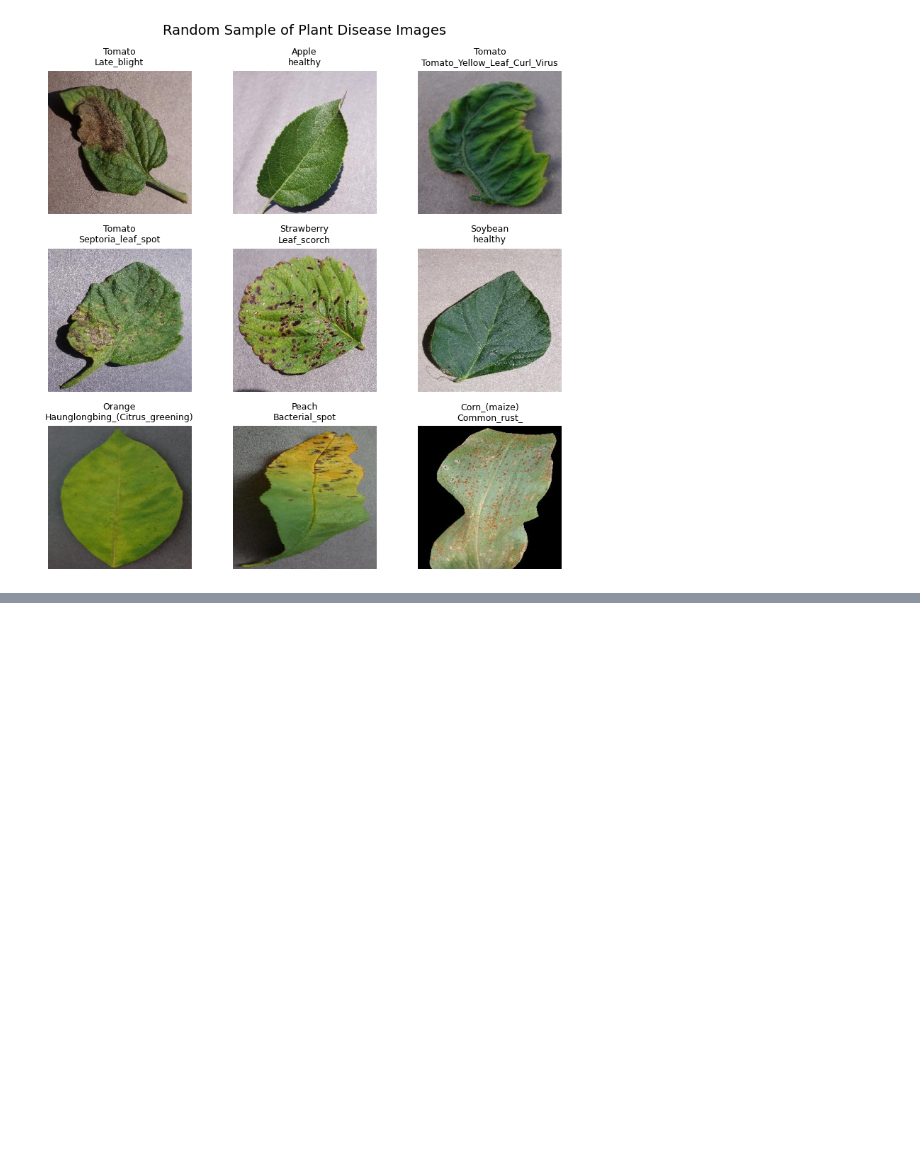
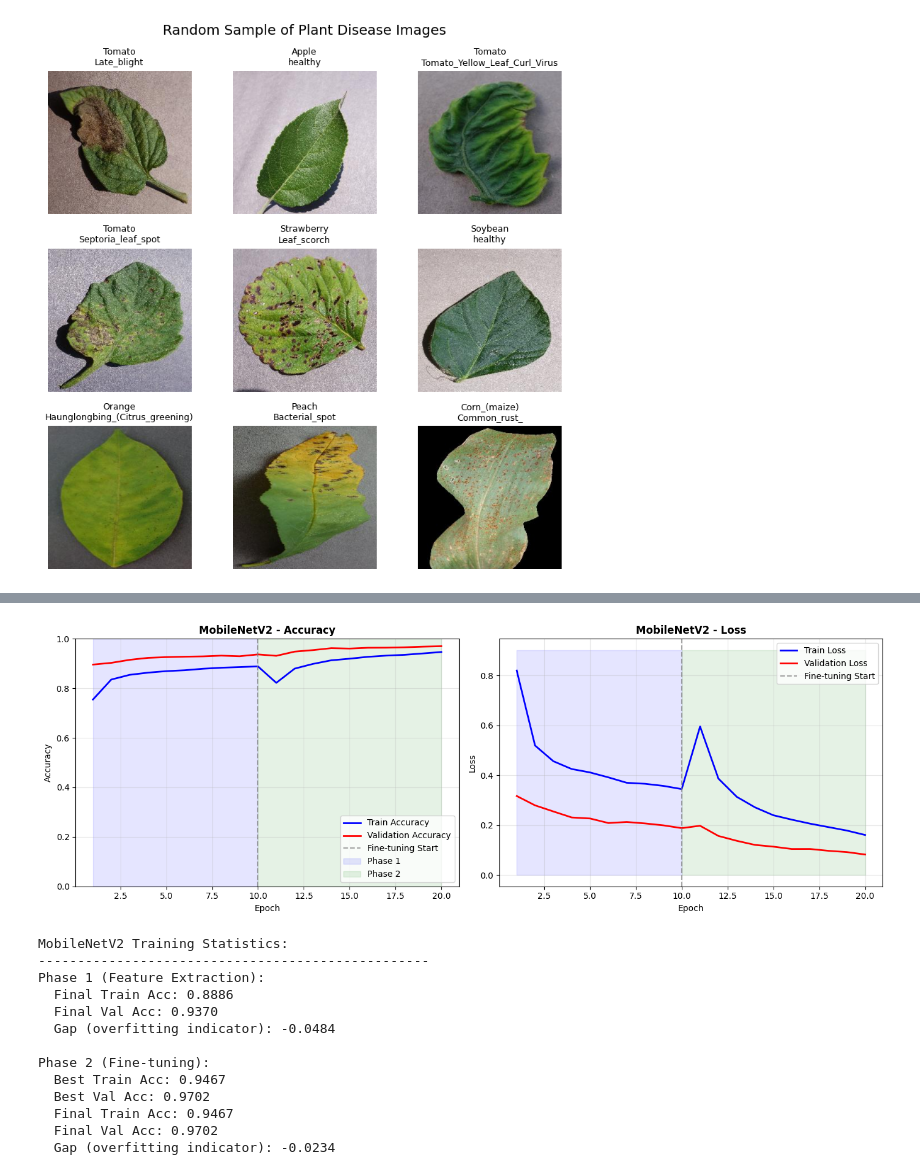
Before and after one commit to oleksiyo/plant-disease-detection, a Jupyter notebook: notebook.ipynb, the cells around one changed output, grey strips where cells are left out. Saved outputs shown, nothing was run; the diff lists cells and outputs as text; code cells hidden in the pictures; blank space fills up the shorter version.

```diff
--- a/notebook.ipynb
+++ b/notebook.ipynb
@@ -403,0 +881,18 @@ NameError: name 'test_data' is not defined
+# %%
+# # Plot training history for MobileNetV2
+plot_training_history(mobilenet_full_history, 'MobileNetV2', EPOCHS_PHASE1)
+# %% [output]
+[figure, added]
+MobileNetV2 Training Statistics:
+--------------------------------------------------
+Phase 1 (Feature Extraction):
+  Final Train Acc: 0.8886
+  Final Val Acc: 0.9370
+  Gap (overfitting indicator): -0.0484
+
+Phase 2 (Fine-tuning):
+  Best Train Acc: 0.9467
+  Best Val Acc: 0.9702
+  Final Train Acc: 0.9467
+  Final Val Acc: 0.9702
+  Gap (overfitting indicator): -0.0234
```
Also changed, not shown: parts of 25 cells of this notebook.
